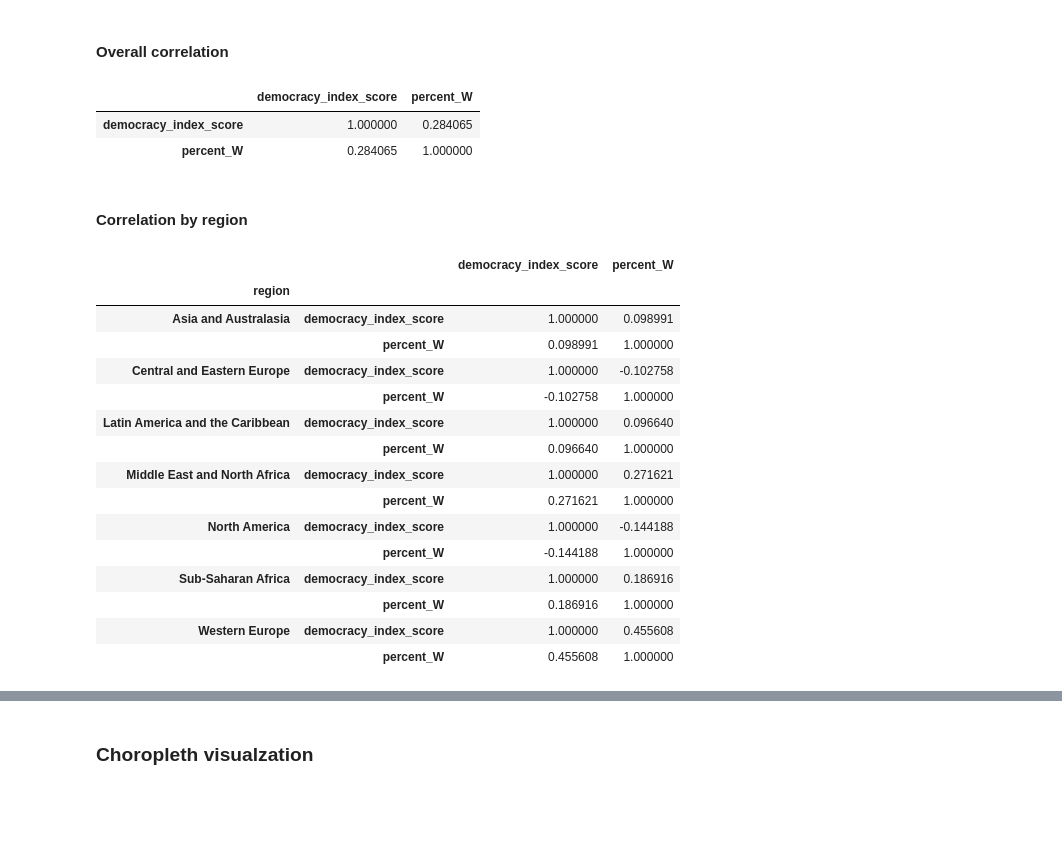
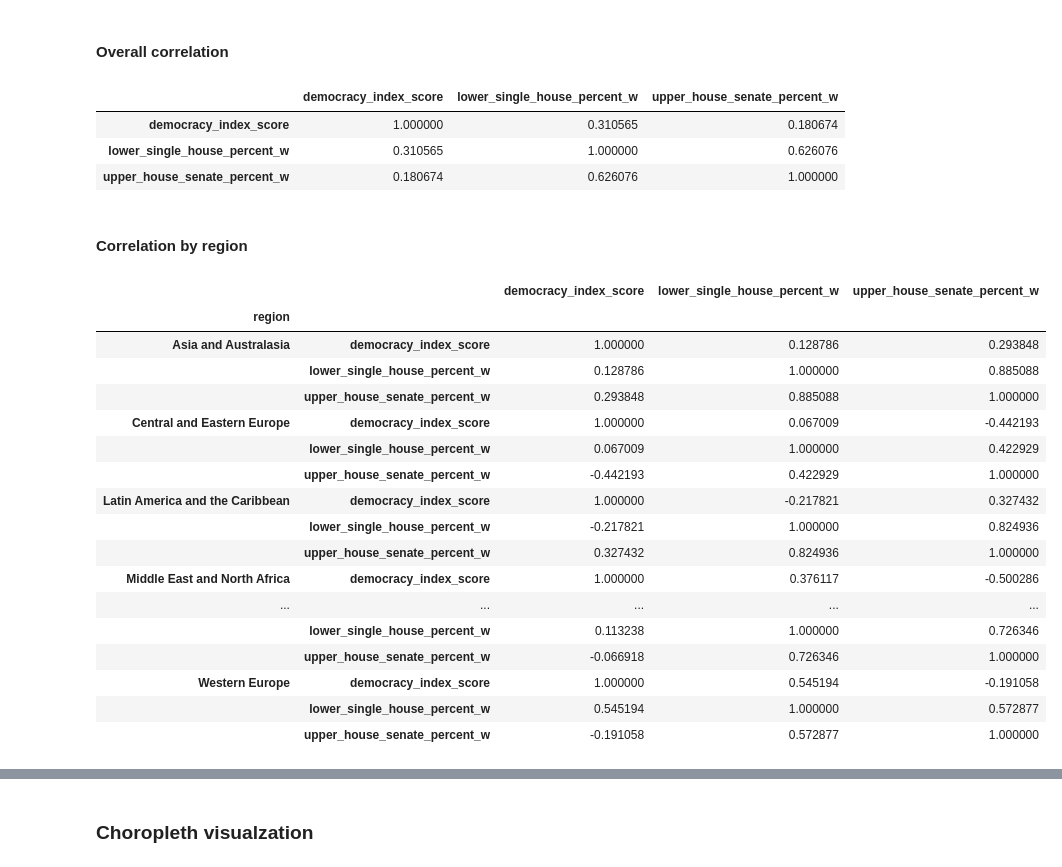
Before and after one commit to samroska/women-in-gov, a Jupyter notebook: unused/rhailper_exploring.ipynb, the cells around one changed output, grey strips where cells are left out. Saved outputs shown, nothing was run; the diff lists cells and outputs as text; code cells hidden in the pictures; blank space fills up the shorter version.

```diff
--- a/unused/rhailper_exploring.ipynb
+++ b/unused/rhailper_exploring.ipynb
@@ -51,30 +99,53 @@ df = df.dropna()
+# %%
+# make sure there is not whitespace in country columns
+democracy_index_melted['country'] = democracy_index_melted['country'].str.strip()
+parliaments['country']  = parliaments['country'].str.strip()
+# %%
+# read in a list of countries and different spelling variations of those countries
+countries = pd.read_csv('../data/list_of_countries.csv')
+countries['Variation1'] = countries['Variation1'].astype(str)
+countries['Variation2'] = countries['Variation2'].astype(str)
+countries['Variation3'] = countries['Variation3'].astype(str)
+countries_dict = countries.set_index('Country')[['Variation1','Variation2','Variation3']].to_dict(orient='index')
+# %%
+# make country names consistent
+parliaments['country'] = parliaments['country'].apply(change_countries,args=(countries_dict,))
+democracy_index_melted['country'] = democracy_index_melted['country'].apply(change_countries,args=(countries_dict,))
+# %%
+# join the two datasets on year and country
+df = democracy_index_melted.merge(parliaments, on=['country','year'], how='outer')
 # %% [markdown]
 #### Overall correlation
-# %%
-df[['democracy_index_score','percent_W']].corr()
-# %% [output]
-|  | democracy_index_score | percent_W |
-| democracy_index_score | 1.000000 | 0.284065 |
-| percent_W | 0.284065 | 1.000000 |
+# %%
+corr = df[['democracy_index_score','lower_single_house_percent_w','upper_house_senate_percent_w']].corr()
+corr
+# %% [output]
+|  | democracy_index_score | lower_single_house_percent_w | upper_house_senate_percent_w |
+| democracy_index_score | 1.000000 | 0.310565 | 0.180674 |
+| lower_single_house_percent_w | 0.310565 | 1.000000 | 0.626076 |
+| upper_house_senate_percent_w | 0.180674 | 0.626076 | 1.000000 |
 # %% [markdown]
 #### Correlation by region
 # %%
-df.groupby('region')[['democracy_index_score','percent_W']].corr()
+corr_by_region = df.groupby('region')[['democracy_index_score','lower_single_house_percent_w','upper_house_senate_percent_w']].corr()
+corr_by_region
 # %% [output]
-|  |  | democracy_index_score | percent_W |
-| region |  |  |  |
-| Asia and Australasia | democracy_index_score | 1.000000 | 0.098991 |
-|  | percent_W | 0.098991 | 1.000000 |
-| Central and Eastern Europe | democracy_index_score | 1.000000 | -0.102758 |
-|  | percent_W | -0.102758 | 1.000000 |
-| Latin America and the Caribbean | democracy_index_score | 1.000000 | 0.096640 |
-|  | percent_W | 0.096640 | 1.000000 |
-| Middle East and North Africa | democracy_index_score | 1.000000 | 0.271621 |
-|  | percent_W | 0.271621 | 1.000000 |
-| North America | democracy_index_score | 1.000000 | -0.144188 |
-|  | percent_W | -0.144188 | 1.000000 |
-| Sub-Saharan Africa | democracy_index_score | 1.000000 | 0.186916 |
-|  | percent_W | 0.186916 | 1.000000 |
-| Western Europe | democracy_index_score | 1.000000 | 0.455608 |
-|  | percent_W | 0.455608 | 1.000000 |
+|  |  | democracy_index_score | lower_single_house_percent_w | upper_house_senate_percent_w |
+| region |  |  |  |  |
+| Asia and Australasia | democracy_index_score | 1.000000 | 0.128786 | 0.293848 |
+|  | lower_single_house_percent_w | 0.128786 | 1.000000 | 0.885088 |
+|  | upper_house_senate_percent_w | 0.293848 | 0.885088 | 1.000000 |
+| Central and Eastern Europe | democracy_index_score | 1.000000 | 0.067009 | -0.442193 |
+|  | lower_single_house_percent_w | 0.067009 | 1.000000 | 0.422929 |
+|  | upper_house_senate_percent_w | -0.442193 | 0.422929 | 1.000000 |
+| Latin America and the Caribbean | democracy_index_score | 1.000000 | -0.217821 | 0.327432 |
+|  | lower_single_house_percent_w | -0.217821 | 1.000000 | 0.824936 |
+|  | upper_house_senate_percent_w | 0.327432 | 0.824936 | 1.000000 |
+| Middle East and North Africa | democracy_index_score | 1.000000 | 0.376117 | -0.500286 |
+| ... | ... | ... | ... | ... |
+|  | lower_single_house_percent_w | 0.113238 | 1.000000 | 0.726346 |
+|  | upper_house_senate_percent_w | -0.066918 | 0.726346 | 1.000000 |
+| Western Europe | democracy_index_score | 1.000000 | 0.545194 | -0.191058 |
+|  | lower_single_house_percent_w | 0.545194 | 1.000000 | 0.572877 |
+|  | upper_house_senate_percent_w | -0.191058 | 0.572877 | 1.000000 |
 # %%
```
Also changed, not shown: parts of 20 cells of this notebook, 10 other files.
